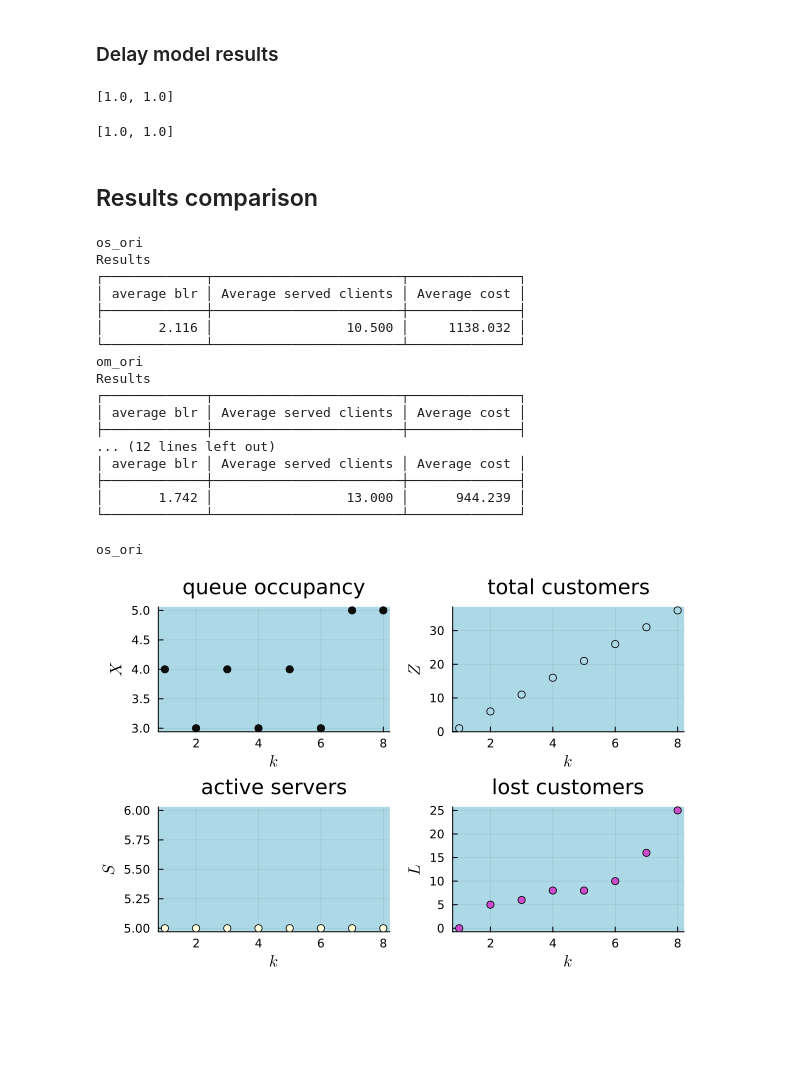
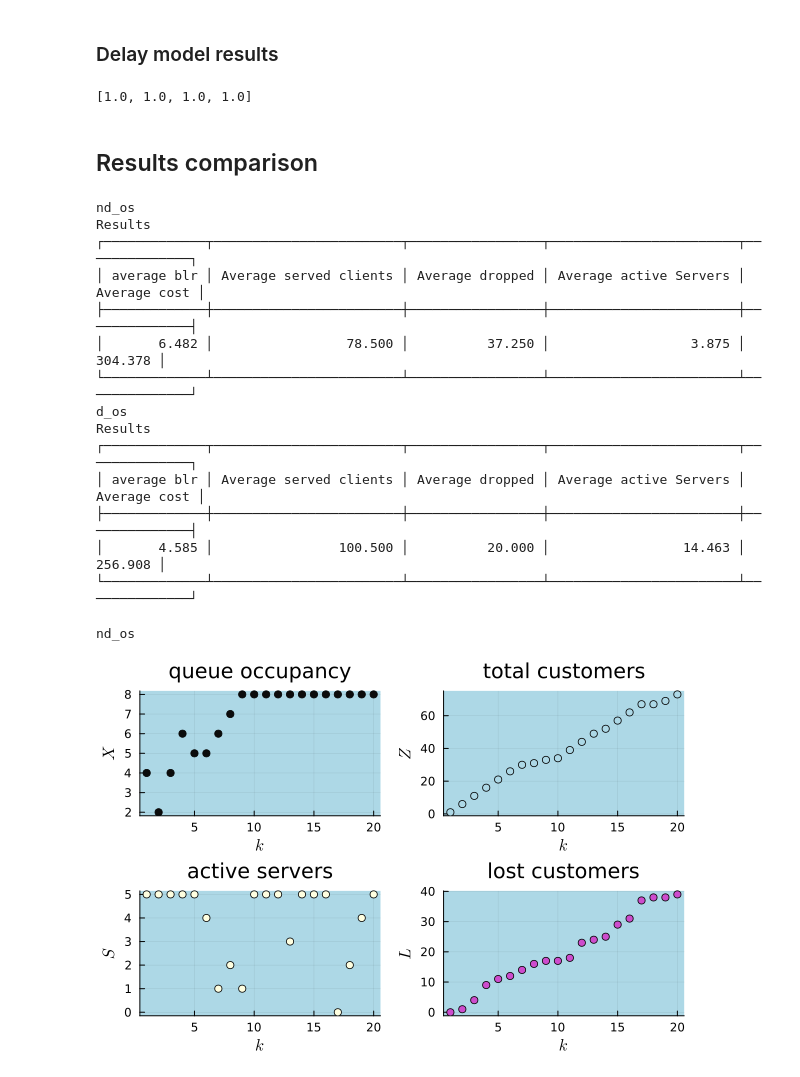
Before and after one commit to marina-daumas/tcc, a Jupyter notebook: Optimizer/compare_models.ipynb, the cells around one changed output. Drawn from its saved outputs; the diff is of its cells as text; code cells hidden in the pictures; blank space fills up the shorter version.

```diff
--- a/Optimizer/compare_models.ipynb
+++ b/Optimizer/compare_models.ipynb
@@ -122,5 +114,5 @@ end
 # %% [markdown]
 ### Original model results
 # %%
-result_os_ori = optimize_list("os_ori");
+result_os_nd = optimize_list("nd_os");
 # %% [output]
@@ -138,50 +122,48 @@ result_om_ori = optimize_list("om_ori");
 # %% [markdown]
 ### Delay model results
 # %%
-result_os_del = optimize_list("os_del");
+result_os_d = optimize_list("d_os");
 # %% [output]
-[1.0, 1.0]
+[1.0, 1.0, 1.0, 1.0]
 # %%
-result_om_del = optimize_list("om_del");
+# result_om_d = optimize_list("d_om");
-# %% [output]
-[1.0, 1.0]
 # %% [markdown]
 ## Results comparison
 # %%
-results_list = [result_os_ori, result_om_ori, result_os_del, result_om_del]
+results_list = [result_os_nd, result_os_d]
 
 for res in results_list
-    # br = res.L[horiz+1]/(res.L[horiz+1]+res.Z[horiz+1])
+    # br = sum(res.L[:,horiz+1]./(res.L[:,horiz+1].+res.Z[:,horiz+1]))/N
     br = sum(res.L./(res.L.+res.Z))/N # VERIFICAR QUAL A MELHOR FORMA DE CALCULAR
-    total_clients = res.Z[horiz+1]/N
-    cost = res.c_ser*sum(res.S) + res.c_blr*br/N
+
+    total_clients = sum(res.Z[:,horiz+1])/N
+    cost = res.c.ser*sum(res.Ser)/N + res.c.blr*br/N
+    Ser = sum(res.Ser)/N/horiz
+    dr = sum(res.dr)/N
 
     println(res.id)
-    data = hcat(br, total_clients, cost)
-    header = (["average blr", "Average served clients", "Average cost"]);
+    data = hcat(br, total_clients, dr, Ser, cost)
+    header = (["average blr", "Average served clients", "Average dropped", "Average active Servers", "Average cost"]);
     printTable(data, header)
 end
 # %% [output]
-os_ori
+nd_os
 Results
-┌─────────────┬────────────────────────┬──────────────┐
-│ average blr │ Average served clients │ Average cost │
-├─────────────┼────────────────────────┼──────────────┤
-│       2.116 │                 10.500 │     1138.032 │
-└─────────────┴────────────────────────┴──────────────┘
-om_ori
+┌─────────────┬────────────────────────┬─────────────────┬────────────────────────┬──────────────┐
+│ average blr │ Average served clients │ Average dropped │ Average active Servers │ Average cost │
+├─────────────┼────────────────────────┼─────────────────┼────────────────────────┼──────────────┤
+│       6.482 │                 78.500 │          37.250 │                  3.875 │      304.378 │
+└─────────────┴────────────────────────┴─────────────────┴────────────────────────┴──────────────┘
+d_os
 Results
-┌─────────────┬────────────────────────┬──────────────┐
-│ average blr │ Average served clients │ Average cost │
-├─────────────┼────────────────────────┼──────────────┤
-... (12 lines left out)
-│ average blr │ Average served clients │ Average cost │
-├─────────────┼────────────────────────┼──────────────┤
-│       1.742 │                 13.000 │      944.239 │
-└─────────────┴────────────────────────┴──────────────┘
+┌─────────────┬────────────────────────┬─────────────────┬────────────────────────┬──────────────┐
+│ average blr │ Average served clients │ Average dropped │ Average active Servers │ Average cost │
+├─────────────┼────────────────────────┼─────────────────┼────────────────────────┼──────────────┤
+│       4.585 │                100.500 │          20.000 │                 14.463 │      256.908 │
+└─────────────┴────────────────────────┴─────────────────┴────────────────────────┴──────────────┘
 # %%
-plot_results(result_os_ori, horiz, 1)
+plot_results(result_os_nd, horiz, 3)
 # %% [output]
-os_ori
+nd_os
-[figure, old version]
+[figure, new version]
 # %%
```
Also changed, not shown: parts of 9 cells of this notebook, 8 other files.
